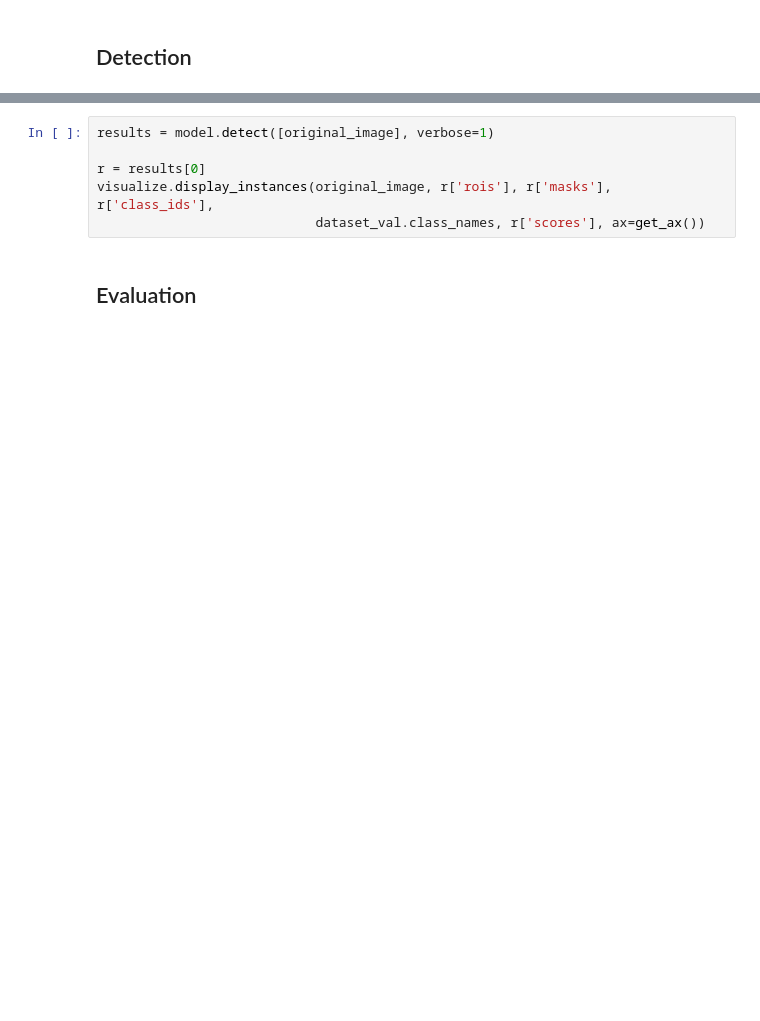
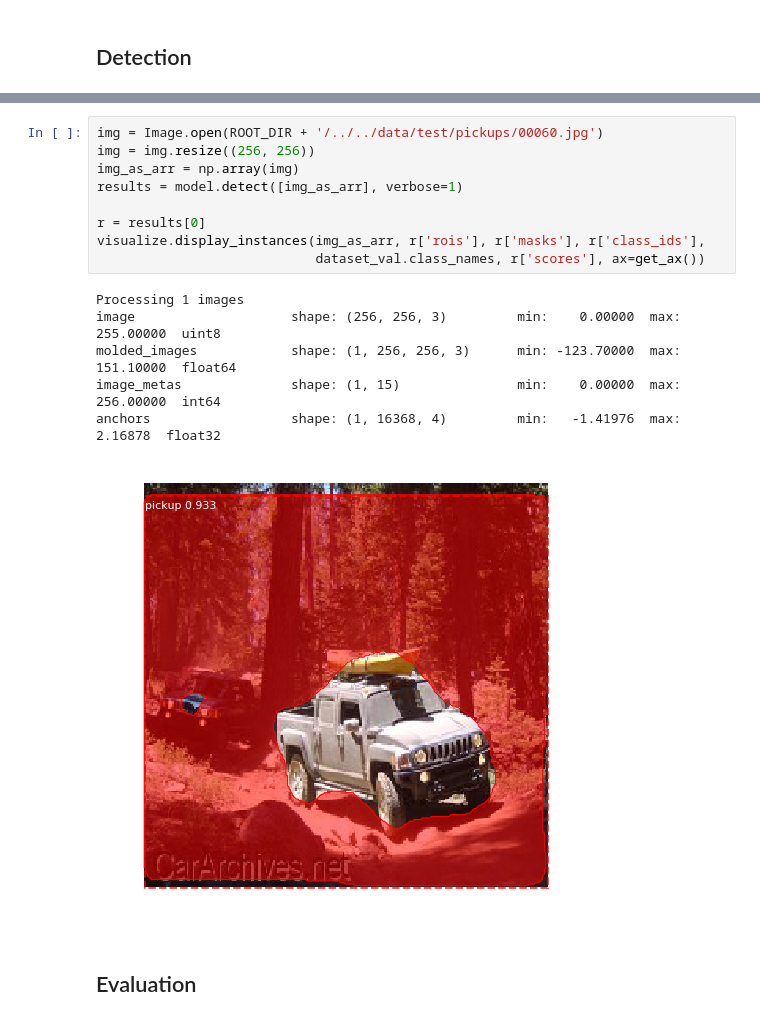
Before and after one commit to ian-branum/Mask_RCNN, a Jupyter notebook: capstone/synthetic-image-classifier.ipynb, the cells around one changed output, grey strips where cells are left out. Cells and saved outputs as stored; diff of their text form; blank space fills up the shorter version.

```diff
--- a/capstone/synthetic-image-classifier.ipynb
+++ b/capstone/synthetic-image-classifier.ipynb
@@ -396,9 +339,19 @@ def test_images(directory):
 # %%
-results = model.detect([original_image], verbose=1)
+img = Image.open(ROOT_DIR + '/../../data/test/pickups/00060.jpg')
+img = img.resize((256, 256))
+img_as_arr = np.array(img)
+results = model.detect([img_as_arr], verbose=1)
 
 r = results[0]
-visualize.display_instances(original_image, r['rois'], r['masks'], r['class_ids'],
+visualize.display_instances(img_as_arr, r['rois'], r['masks'], r['class_ids'],
                             dataset_val.class_names, r['scores'], ax=get_ax())
+# %% [output]
+Processing 1 images
+image                    shape: (256, 256, 3)         min:    0.00000  max:  255.00000  uint8
+molded_images            shape: (1, 256, 256, 3)      min: -123.70000  max:  151.10000  float64
+image_metas              shape: (1, 15)               min:    0.00000  max:  256.00000  int64
+anchors                  shape: (1, 16368, 4)         min:   -1.41976  max:    2.16878  float32
+[figure, added]
 # %% [markdown]
 ## Evaluation
 # %%
```
Also changed, not shown: parts of 15 cells of this notebook.
